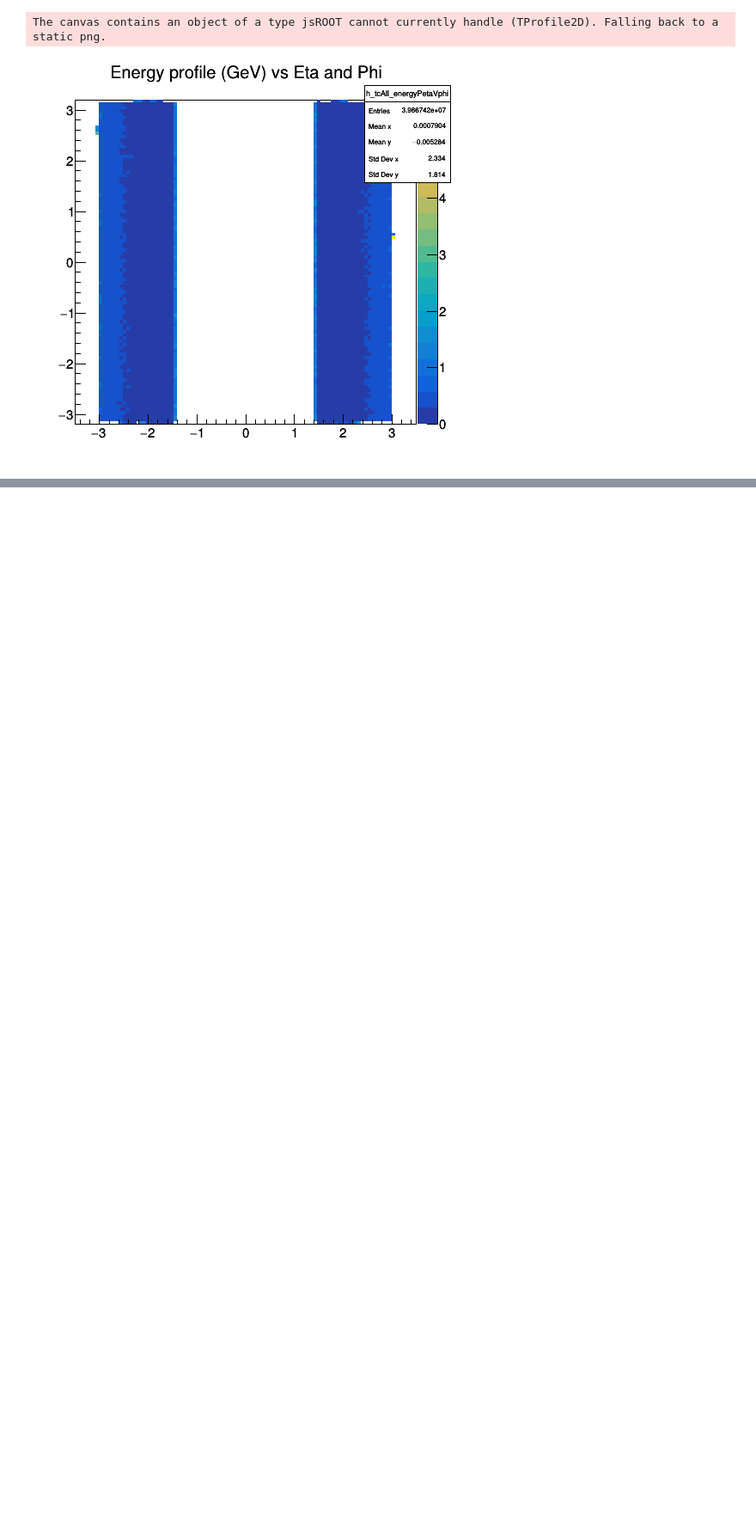
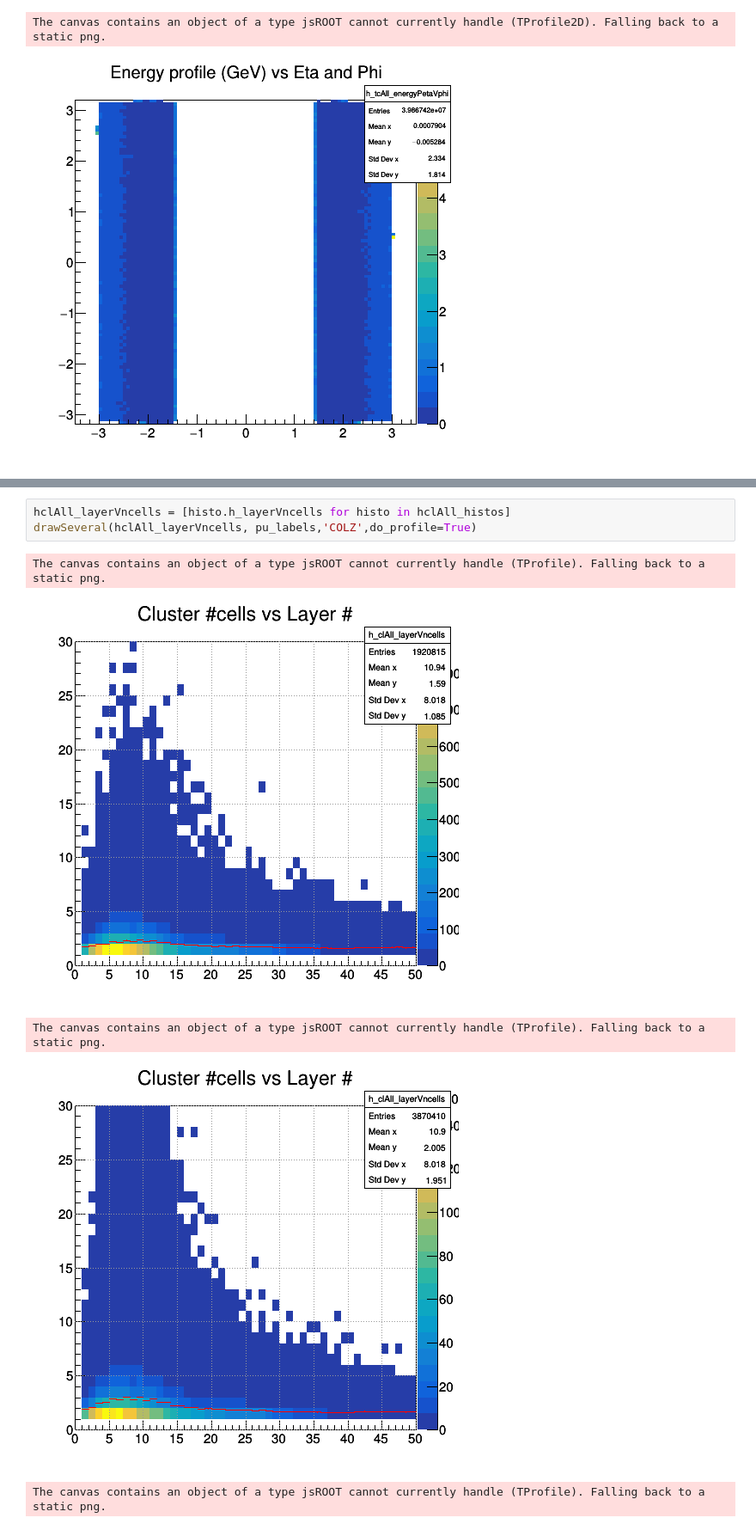
Before and after one commit to cerminar/ntuple-analysis, a Jupyter notebook: plotter.ipynb, the cells around one changed output, grey strips where cells are left out. Shown at 86% size. Saved outputs shown, nothing was run; the diff lists cells and outputs as text; blank space fills up the shorter version.

```diff
--- a/plotter.ipynb
+++ b/plotter.ipynb
@@ -265,0 +336,9 @@ line.Draw('same')
+# %%
+hclAll_layerVncells = [histo.h_layerVncells for histo in hclAll_histos]
+drawSeveral(hclAll_layerVncells, pu_labels,'COLZ',do_profile=True)
+# %% [output]
+The canvas contains an object of a type jsROOT cannot currently handle (TProfile). Falling back to a static png.
+[figure, added]
+The canvas contains an object of a type jsROOT cannot currently handle (TProfile). Falling back to a static png.
+[figure, added]
+The canvas contains an object of a type jsROOT cannot currently handle (TProfile). Falling back to a static png.
```
Also changed, not shown: parts of 18 cells of this notebook.
